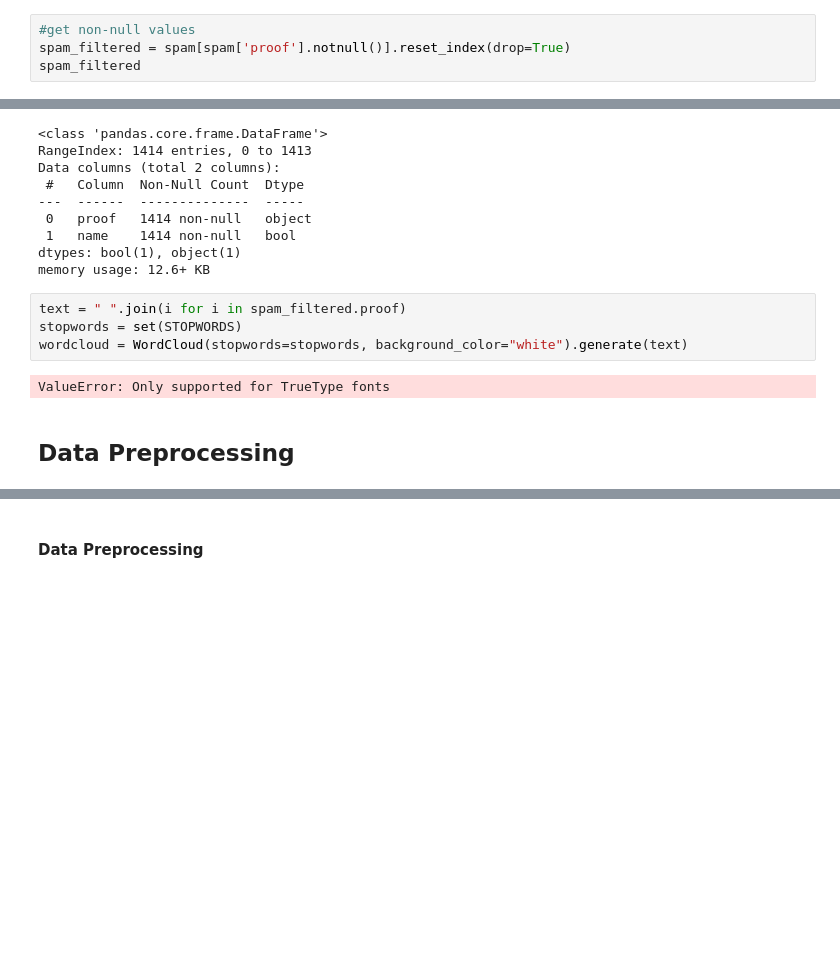
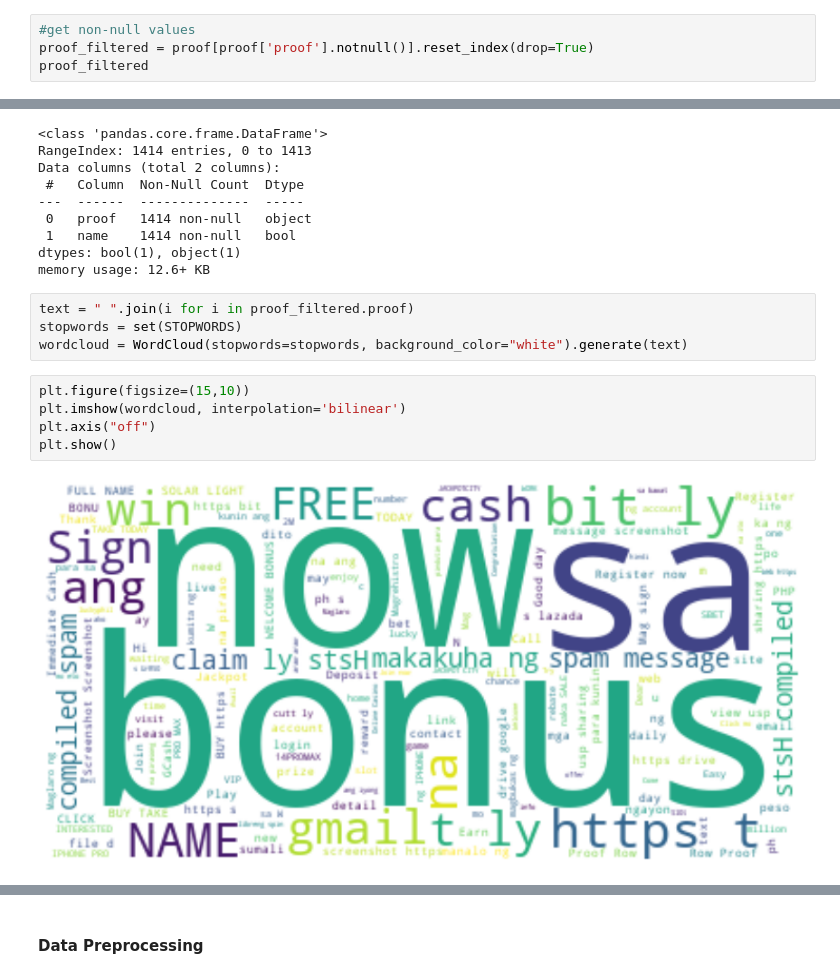
Before and after one commit to AGR-Yes/ScamMessagesPhilippines, a Jupyter notebook: PhilippineSpamSMS_Phase_2.ipynb, the cells around one changed output, grey strips where cells are left out. Drawn from its saved outputs; the diff is of its cells as text; blank space fills up the shorter version.

```diff
--- a/PhilippineSpamSMS_Phase_2.ipynb
+++ b/PhilippineSpamSMS_Phase_2.ipynb
@@ -137,7 +97,7 @@ None
 # %%
 #get non-null values
-spam_filtered = spam[spam['proof'].notnull()].reset_index(drop=True)
-spam_filtered
+proof_filtered = proof[proof['proof'].notnull()].reset_index(drop=True)
+proof_filtered
 # %% [output]
 |  | proof | name |
 | 0 | POEA | False |
@@ -167,10 +127,13 @@ Data columns (total 2 columns):
 dtypes: bool(1), object(1)
 memory usage: 12.6+ KB
 # %%
-text = " ".join(i for i in spam_filtered.proof)
+text = " ".join(i for i in proof_filtered.proof)
 stopwords = set(STOPWORDS)
 wordcloud = WordCloud(stopwords=stopwords, background_color="white").generate(text)
-# %% [output]
-ValueError: Only supported for TrueType fonts
-# %% [markdown]
-## **Data Preprocessing**
+# %%
+plt.figure(figsize=(15,10))
+plt.imshow(wordcloud, interpolation='bilinear')
+plt.axis("off")
+plt.show()
+# %% [output]
+[figure, added]
```
Also changed, not shown: parts of 17 cells of this notebook, 1 other file.
